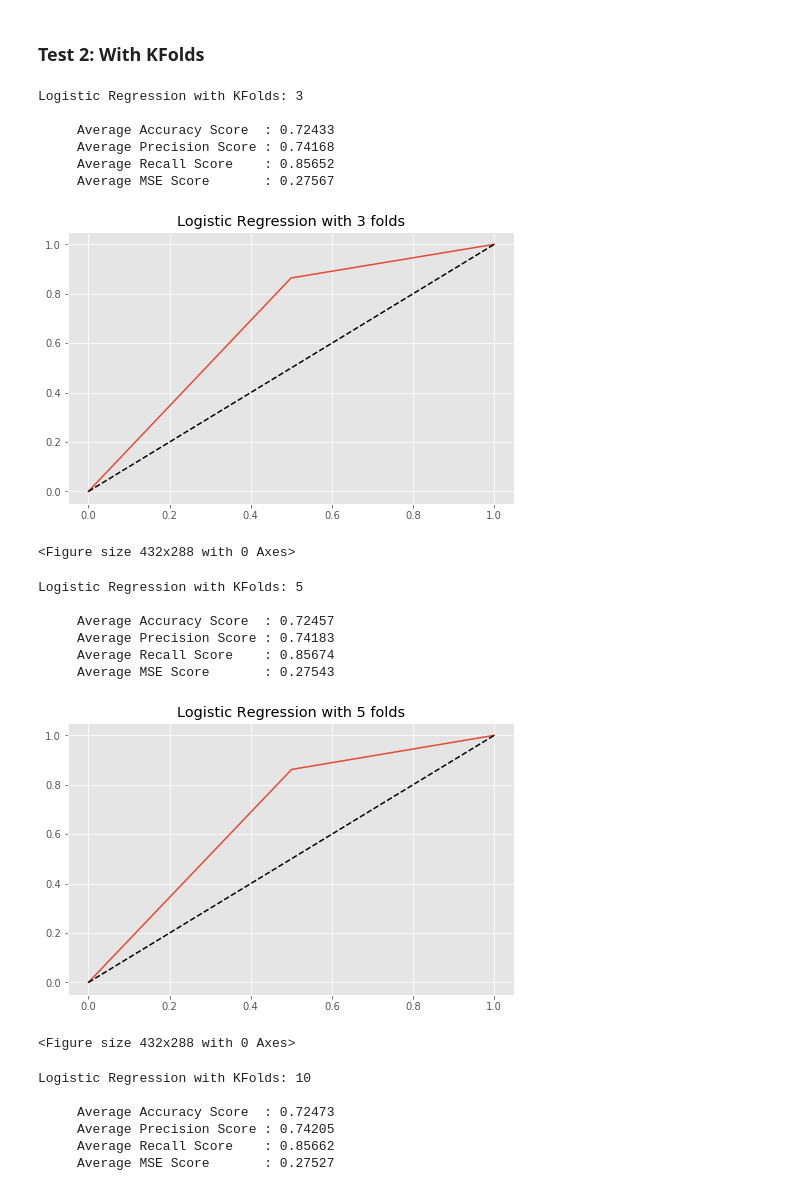
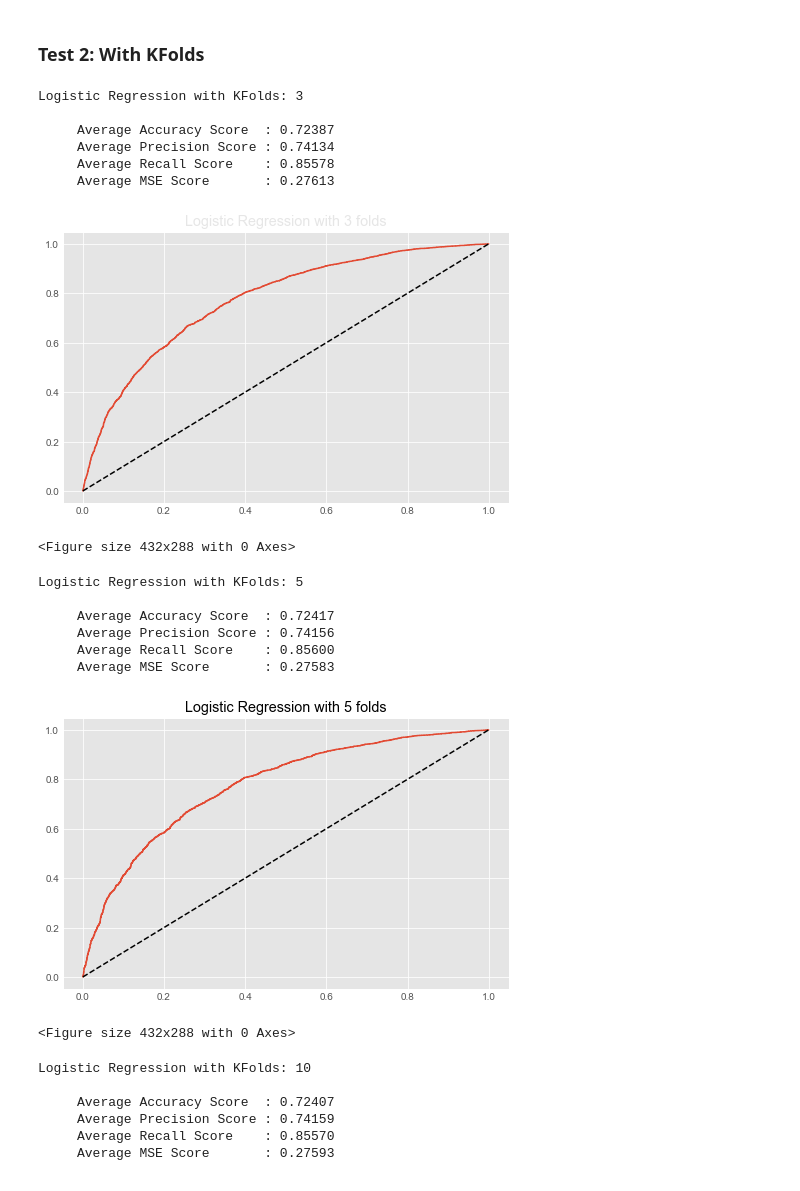
Before and after one commit to cwong690/Ride-or-Churn, a Jupyter notebook: cindy_log_regres.ipynb, the cells around one changed output. Drawn from its saved outputs; the diff is of its cells as text; code cells hidden in the pictures.

Commit message:
fix roc curve for log reg

```diff
--- a/cindy_log_regres.ipynb
+++ b/cindy_log_regres.ipynb
@@ -205,26 +269,27 @@ def k_folds_models(X_data, y_data, num_splits, penalty='l2'):
     kfold = KFold(n_splits=num_splits)
 
     models = []
-    mse = []
+    mses = []
     accuracies = []
     precisions = []
     recalls = []
 
-    fpr = []
-    tpr = []
+    fprs = []
+    tprs = []
     thresholds = []
 
     for train, validation in kfold.split(X_data):
         lr_2 = LogisticRegression(penalty=penalty)
         lr_2.fit(X_data[train], y_data[train])
         pred = lr_2.predict(X_data[validation])
+        proba = lr_2.predict_proba(X_data[validation])
 
         #save each model to go back for reference
         models.append(lr_2)
 
         #mean squared error of the y_test values and the predicted
         err = mean_squared_error(y_train[validation], pred)
-        mse.append(err)
+        mses.append(err)
 
         #accuracy scores
         accu = accuracy_score(y_train[validation], pred)
@@ -238,13 +303,13 @@ def k_folds_models(X_data, y_data, num_splits, penalty='l2'):
         recall = recall_score(y_train[validation], pred)
         recalls.append(recall)
 
-        fpr_val, tpr_val, thresholds_val = roc_curve(y_train[validation], pred)
+        fpr_val, tpr_val, thresholds_val = roc_curve(y_train[validation], proba[:,1])
 
-        fpr.append(fpr_val)
-        tpr.append(tpr_val)
+        fprs.append(fpr_val)
+        tprs.append(tpr_val)
         thresholds.append(thresholds_val)
 
-    return (models, mse, accuracies, precisions, recalls, fpr, tpr, thresholds)
+    return (models, mses, accuracies, precisions, recalls, fprs, tprs, thresholds)
 # %%
 num_splits = 3
 model_3, mse_3, accuracies_3, precisions_3, recalls_3, fpr, tpr, thresholds = k_folds_models(X_train, y_train, num_splits)
@@ -257,10 +322,10 @@ print(f'     Average MSE Score       : {np.mean(mse_3):2.5f}')
 # %% [output]
 Logistic Regression with KFolds: 3
 
-     Average Accuracy Score  : 0.72433
-     Average Precision Score : 0.74168
-     Average Recall Score    : 0.85652
-     Average MSE Score       : 0.27567
+     Average Accuracy Score  : 0.72387
+     Average Precision Score : 0.74134
+     Average Recall Score    : 0.85578
+     Average MSE Score       : 0.27613
 # %%
 fig, ax = plt.subplots(figsize=(8,5))
 
@@ -272,7 +337,7 @@ for i in range(len(fpr)):
 
 plt.savefig('images/kfolds_3.png')
 # %% [output]
-[figure, old version]
+[figure, new version]
 <Figure size 432x288 with 0 Axes>
 # %%
 num_splits = 5
@@ -286,22 +351,22 @@ print(f'     Average MSE Score       : {np.mean(mse):2.5f}')
 # %% [output]
 Logistic Regression with KFolds: 5
 
-     Average Accuracy Score  : 0.72457
-     Average Precision Score : 0.74183
-     Average Recall Score    : 0.85674
-     Average MSE Score       : 0.27543
+     Average Accuracy Score  : 0.72417
+     Average Precision Score : 0.74156
+     Average Recall Score    : 0.85600
+     Average MSE Score       : 0.27583
 # %%
 fig, ax = plt.subplots(figsize=(8,5))
 
 for i in range(len(fpr)):
     ax.plot(fpr[i], tpr[i])
     ax.plot([0,1], [0,1], 'k--')
-    ax.set_title('Logistic Regression with 5 folds')
+    ax.set_title('Logistic Regression with 5 folds', color='black')
     plt.show()
 
 plt.savefig('images/kfolds_5.png')
 # %% [output]
-[figure, old version]
+[figure, new version]
 <Figure size 432x288 with 0 Axes>
 # %%
 num_splits = 10
@@ -315,10 +380,10 @@ print(f'     Average MSE Score       : {np.mean(mse):2.5f}')
 # %% [output]
 Logistic Regression with KFolds: 10
 
-     Average Accuracy Score  : 0.72473
-     Average Precision Score : 0.74205
-     Average Recall Score    : 0.85662
-     Average MSE Score       : 0.27527
+     Average Accuracy Score  : 0.72407
+     Average Precision Score : 0.74159
+     Average Recall Score    : 0.85570
+     Average MSE Score       : 0.27593
 # %%
 fig, ax = plt.subplots(figsize=(8,5))
 
```
Also changed, not shown: parts of 11 cells of this notebook, 4 other files.
